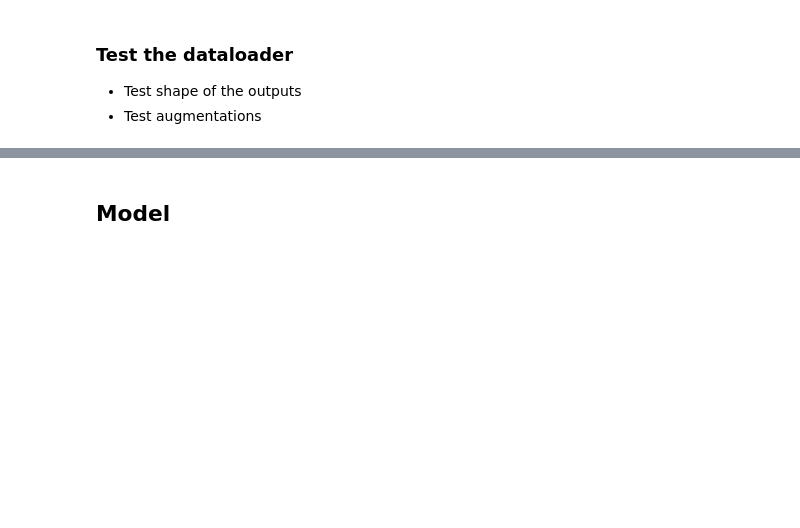
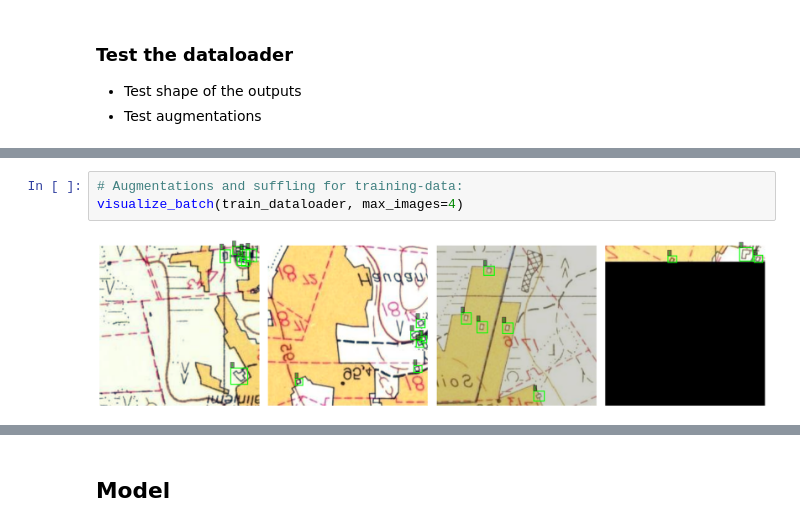
Before and after one commit to jujanen/objects_from_old_maps, a Jupyter notebook: 02_model_train.ipynb, the cells around one changed output, grey strips where cells are left out. Cells and saved outputs as stored; diff of their text form; blank space fills up the shorter version.

```diff
--- a/02_model_train.ipynb
+++ b/02_model_train.ipynb
@@ -215,4 +268,9 @@ def visualize_batch(dataloader, max_images=4):
 
     plt.tight_layout()
     plt.show()
+# %%
+# Augmentations and suffling for training-data:
+visualize_batch(train_dataloader, max_images=4)
+# %% [output]
+[figure, added]
 # %%
```
Also changed, not shown: parts of 44 cells of this notebook.
